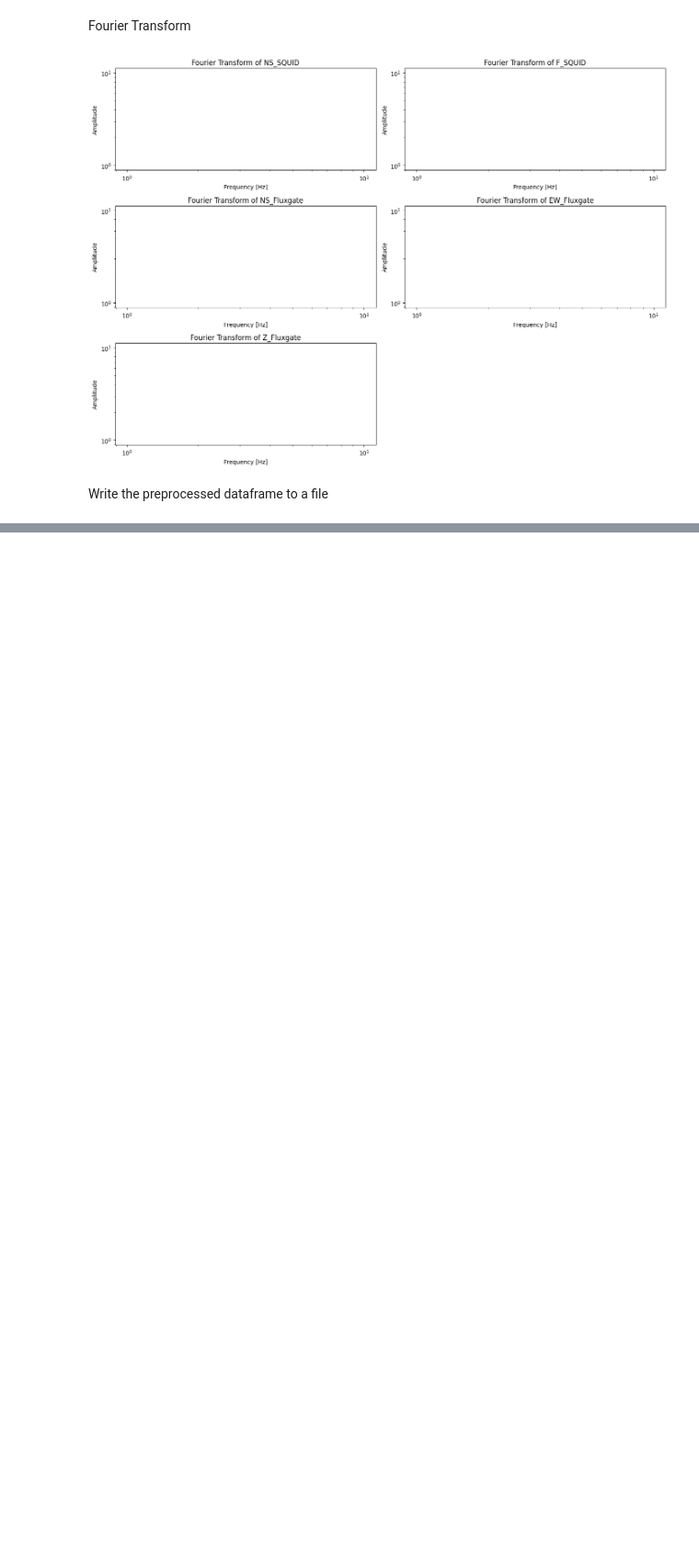
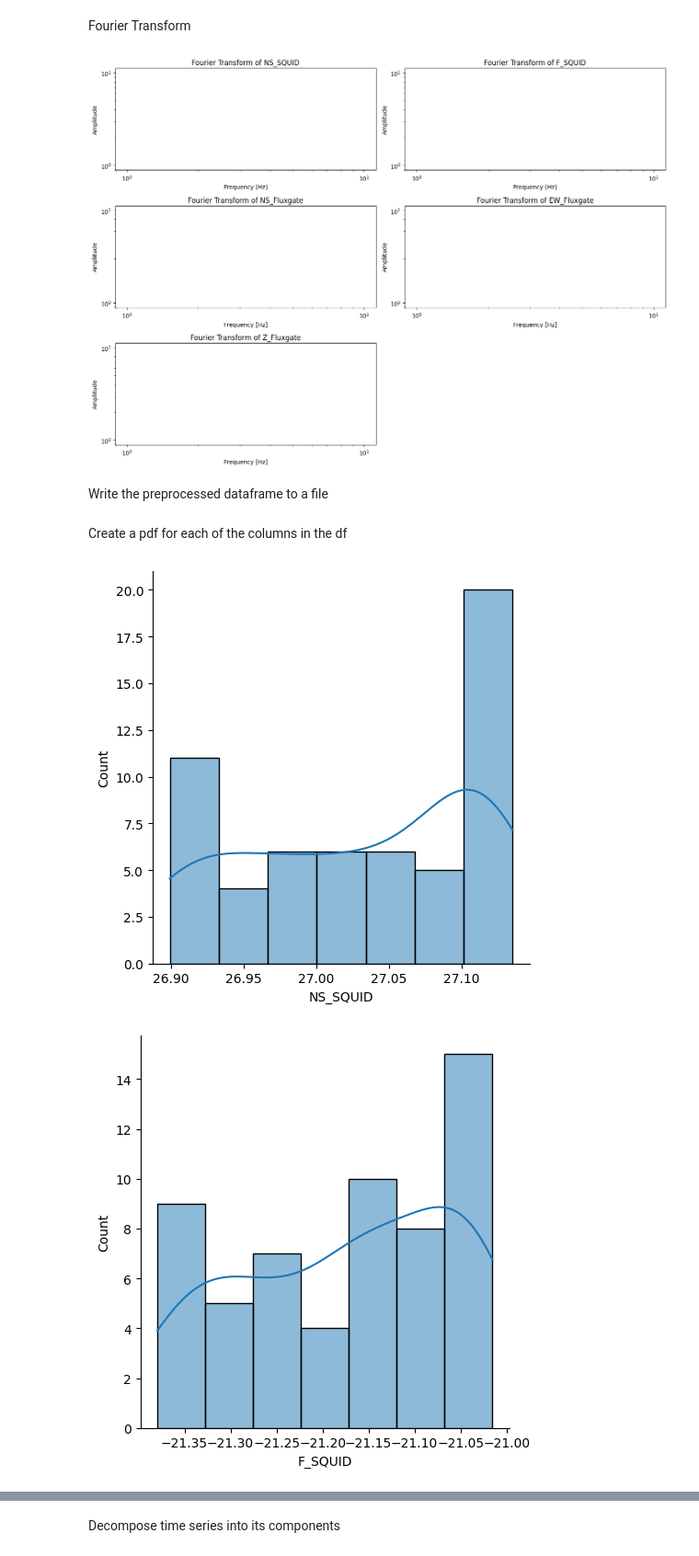
Before and after one commit to TPiphone/Bigdata_Event_Detection, a Jupyter notebook: bigdata_detection/modules/eda.ipynb, the cells around one changed output, grey strips where cells are left out. Shown at 92% size. Drawn from its saved outputs; the diff is of its cells as text; code cells hidden in the pictures; blank space fills up the shorter version.

```diff
--- a/bigdata_detection/modules/eda.ipynb
+++ b/bigdata_detection/modules/eda.ipynb
@@ -211,0 +213,10 @@ df.to_csv('/Users/tristan/Library/CloudStorage/OneDrive-StellenboschUniversity/A
+# %% [markdown]
+Create a pdf for each of the columns in the df
+# %%
+import seaborn as sns
+
+for column in df.columns:
+    sns.displot(df[column], kde=True)
+# %% [output]
+[figure, added]
+[figure, added]
@@ -211,0 +226,2 @@ df.to_csv('/Users/tristan/Library/CloudStorage/OneDrive-StellenboschUniversity/A
+# %% [markdown]
+Decompose time series into its components
```
Also changed, not shown: parts of 4 cells of this notebook.
